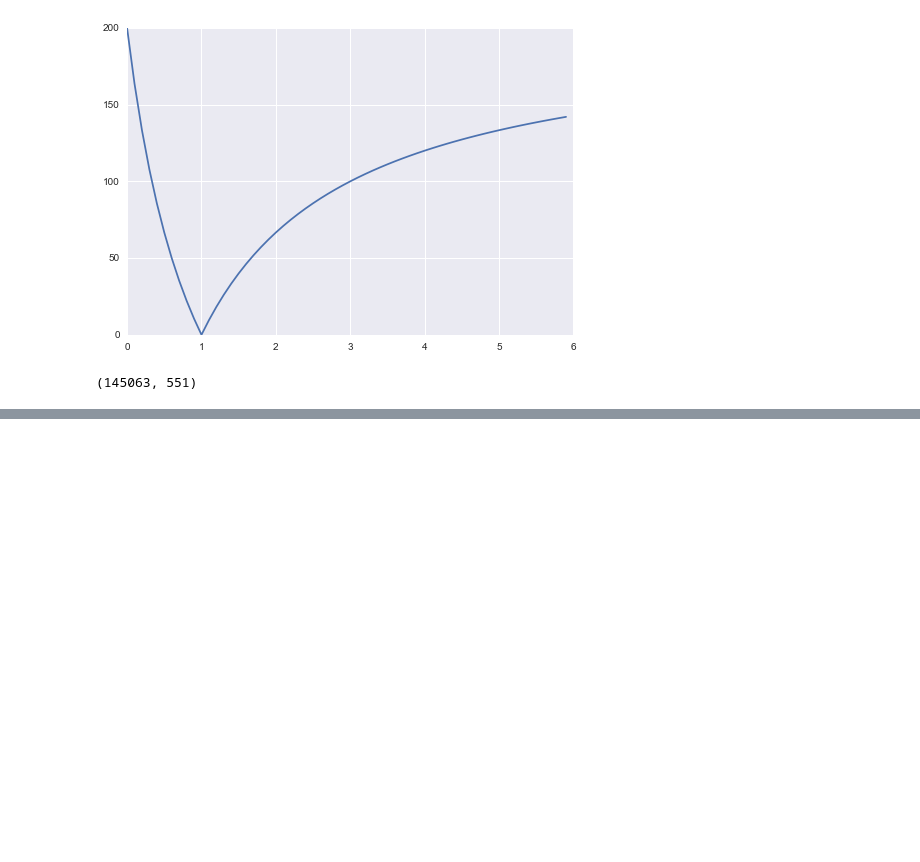
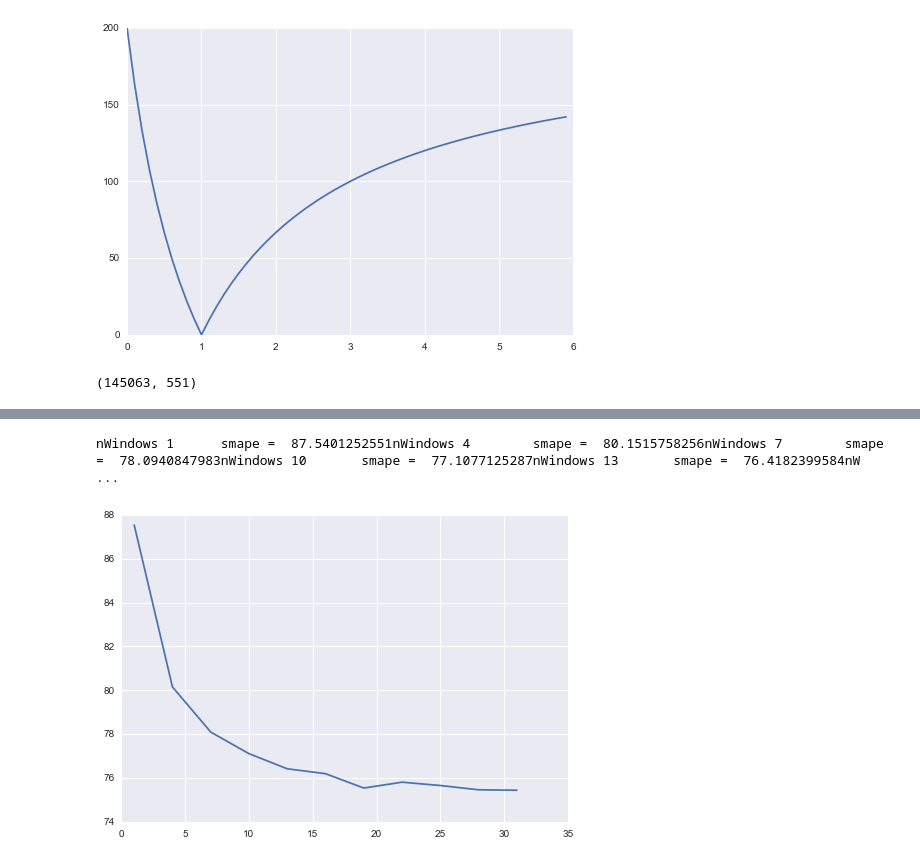
Before and after one commit to MatthewMcGonagle/KaggleWikiTraffic, a Jupyter notebook: ZTransformModels.ipynb, the cells around one changed output, grey strips where cells are left out. Drawn from its saved outputs; the diff is of its cells as text; code cells hidden in the pictures; blank space fills up the shorter version.

```diff
--- a/ZTransformModels.ipynb
+++ b/ZTransformModels.ipynb
@@ -41,8 +102,8 @@ all_df.fillna(0, inplace = True)
 # %%
 futureT = 64
 
-X_all = all_df.drop('Page', axis = 1).values[:, :-futureT]
-Y_all = all_df.drop('Page', axis = 1).values[:, -futureT:]
+X_all = all_df.drop(['Page', 'name'], axis = 1).values[:, :-futureT]
+Y_all = all_df.drop(['Page', 'name'], axis = 1).values[:, -futureT:]
 # %%
 X_trainvalid, X_test, Y_trainvalid, Y_test = train_test_split(X_all, Y_all, test_size = 0.33, random_state = 32)
 X_train, X_valid, Y_train, Y_valid = train_test_split(X_trainvalid, Y_trainvalid, test_size = 0.33, random_state = 35)
@@ -175,0 +298,35 @@ smape =  80.893475202
+# %%
+# Let's try searching over num windows for Z transform based on Cauchy Schwarz Upper Bound for SMAPE terms.
+
+nWindows_search = np.arange(1, 32, 3)
+param = 1250
+smapes = []
+model = Pipeline([ ('features', FunctionTransformer(all_features)),
+                   ('drop', FunctionTransformer(lambda X : X[:, 3:])),
+                   ('tree', DecisionTreeRegressor(max_depth = 10)) ])
+
+epsilon = 1e-6
+def Ztransform(Y, param):
+    return (np.sqrt(Y) - np.sqrt(param)) / np.sqrt(Y + param)
+
+def inverseZ(Z, param):
+    result = -1 - Z * np.sqrt(2  - Z**2)
+    result /= Z**2 - 1 + epsilon
+    result = param * result**2
+    return result
+
+for nWindows in nWindows_search:
+    Z_train = Ztransform(Y_train, param)
+    Z_valid = Ztransform(Y_valid, param)
+    model.set_params(features__kw_args = {'nWindows' : nWindows, 'windowSize' : int(480 / nWindows)})
+    model.fit(X_train, Z_train)
+    Z_predict = model.predict(X_valid)
+    Y_predict = inverseZ(Z_predict, param)
+    newsmape = smape(1e-6 + Y_predict, Y_valid)
+    print('nWindows', nWindows, '\tsmape = ', newsmape, end = '')
+    smapes.append(newsmape)
+plt.plot(nWindows_search, smapes)
+plt.show()
+# %% [output]
+nWindows 1      smape =  87.5401252551nWindows 4        smape =  80.1515758256nWindows 7        smape =  78.0940847983nWindows 10       smape =  77.1077125287nWindows 13       smape =  76.4182399584nW ...
+[figure, added]
```
Also changed, not shown: parts of 17 cells of this notebook, 1 other file.
